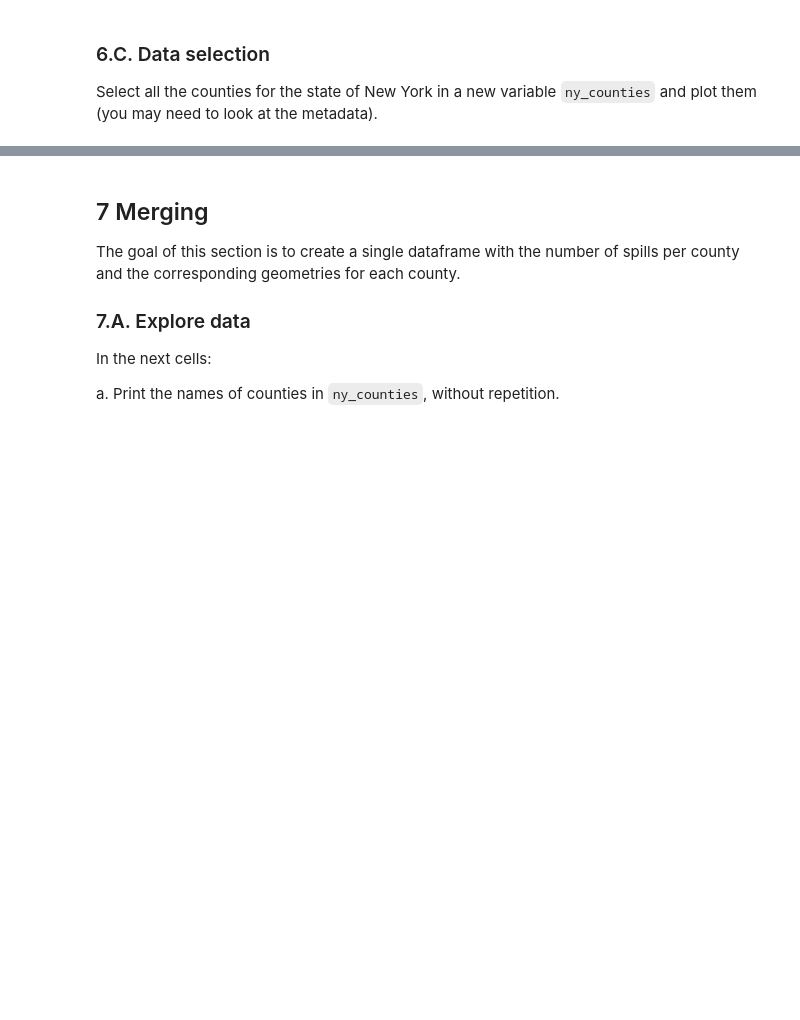
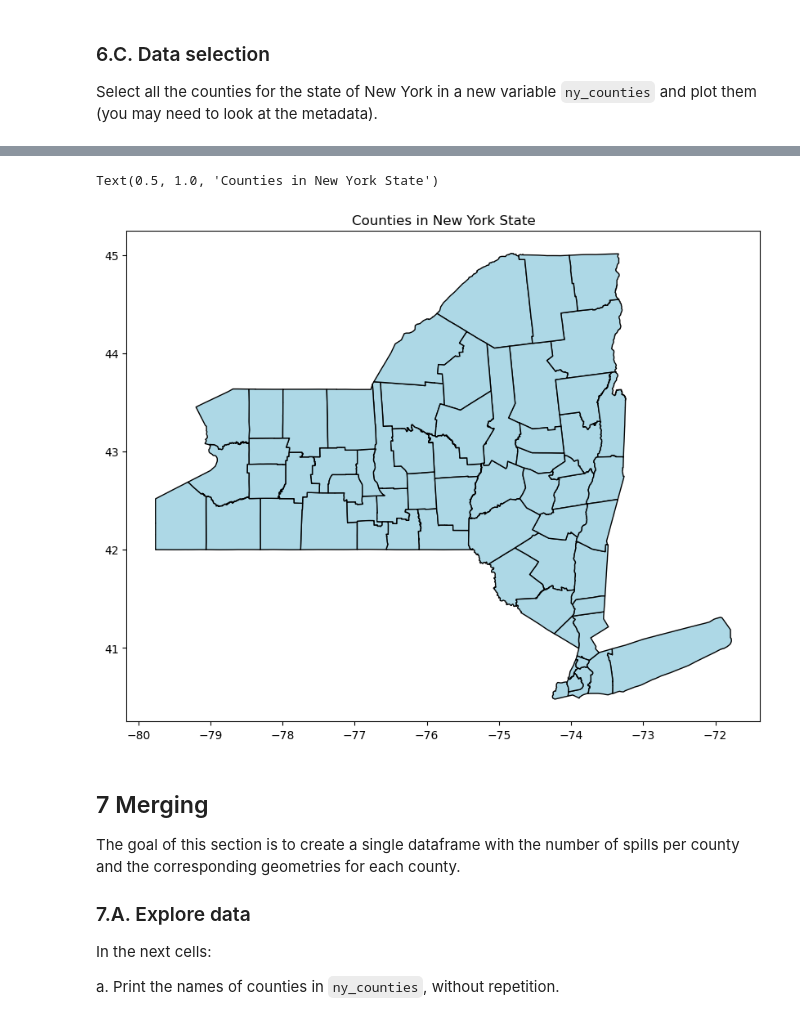
Before and after one commit to IIDonaji/eds220-hwk3, a Jupyter notebook: hwk3-task1-spills.ipynb, the cells around one changed output, grey strips where cells are left out. Saved outputs shown, nothing was run; the diff lists cells and outputs as text; code cells hidden in the pictures; blank space fills up the shorter version.

```diff
--- a/hwk3-task1-spills.ipynb
+++ b/hwk3-task1-spills.ipynb
@@ -197,3 +407,7 @@ _Type your answer here, replacing this text._
 ### 6.B. Cleaning
 
 Simplify column names as needed.
+# %%
+# Lowercase all column names
+counties.columns = counties.columns.str.lower()
+counties.columns
@@ -205,3 +424,8 @@ Simplify column names as needed.
 ### 6.C. Data selection
 
 Select all the counties for the state of New York in a new variable `ny_counties` and plot them (you may need to look at the metadata).
+# %%
+# select all New York counties (FIPS code 36)
+ny_counties = counties[counties['statefp'] == '36']
+# quck check
+ny_counties.head()
@@ -208,3 +439,10 @@ Select all the counties for the state of New York in a new variable `ny_counties
+# %%
+# plot New York counties
+ny_counties.plot(figsize=(10, 10), edgecolor= 'black', color= 'lightblue')
+plt.title("Counties in New York State")
+# %% [output]
+Text(0.5, 1.0, 'Counties in New York State')
+[figure, added]
 # %% [markdown]
 <!-- END QUESTION -->
 
```
Also changed, not shown: parts of 38 cells of this notebook.
